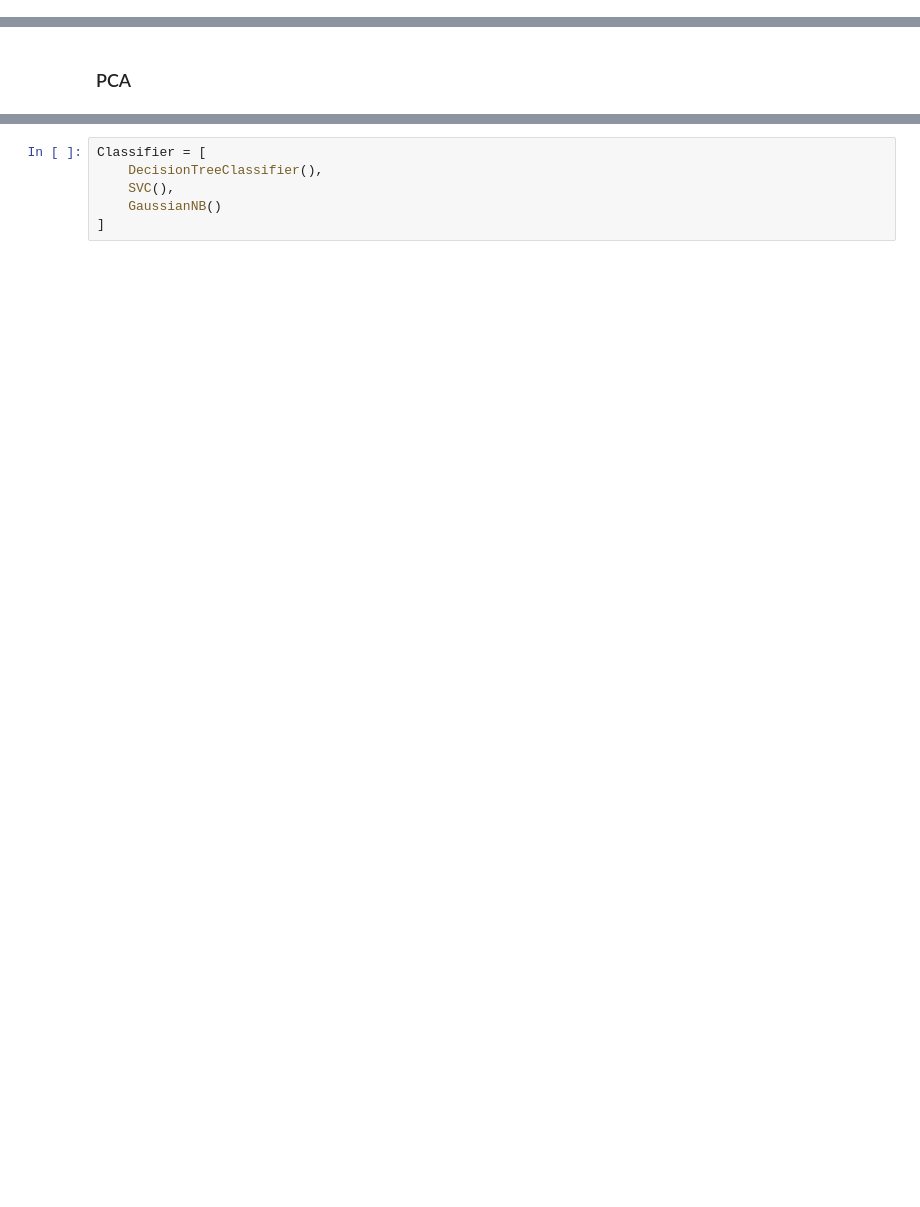
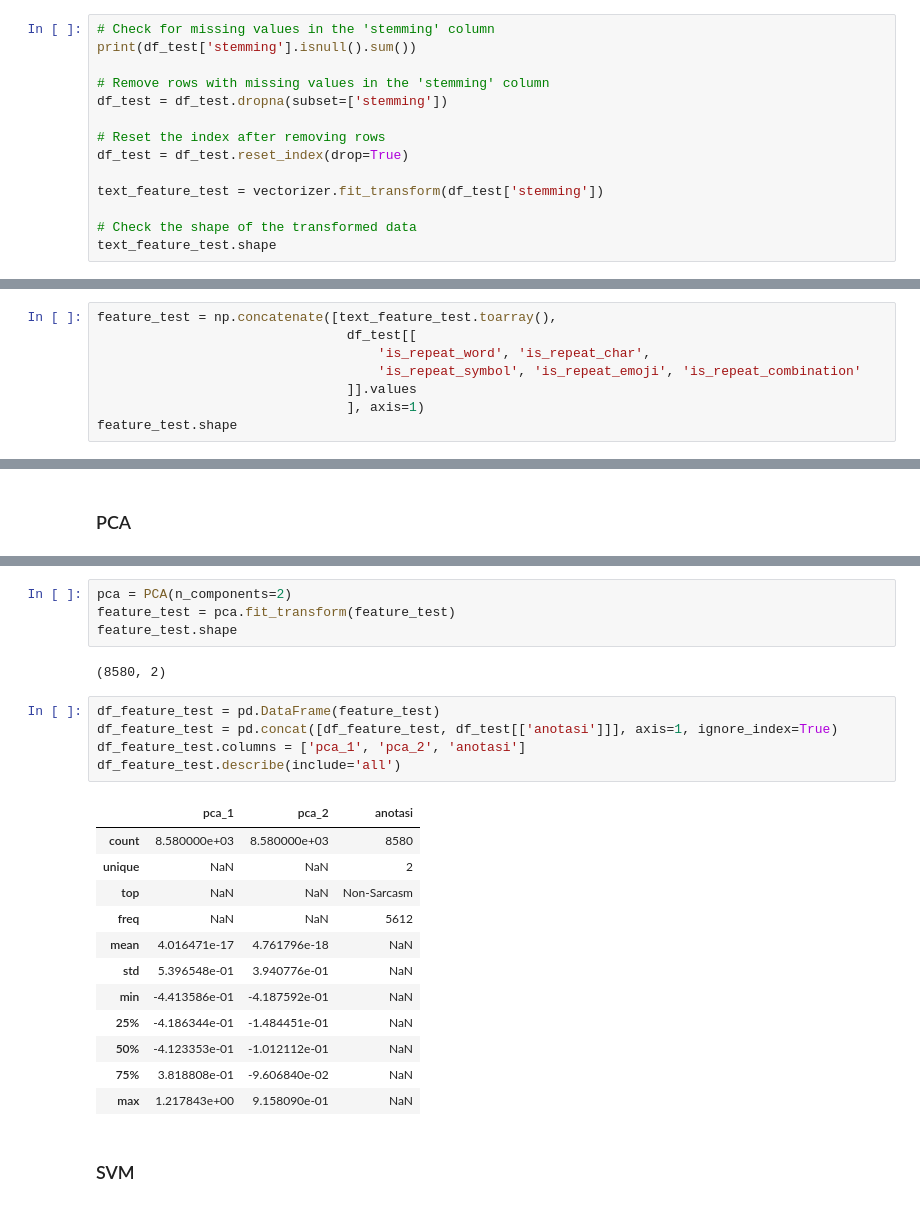
Before and after one commit to Rizukaf-id/DRPM-machine-learning, a Jupyter notebook: drpm.ipynb, the cells around one changed output, grey strips where cells are left out. Cells and saved outputs as stored; diff of their text form; blank space fills up the shorter version.

```diff
--- a/drpm.ipynb
+++ b/drpm.ipynb
@@ -123,0 +259,14 @@ feature_train.shape
+# %%
+# Check for missing values in the 'stemming' column
+print(df_test['stemming'].isnull().sum())
+
+# Remove rows with missing values in the 'stemming' column
+df_test = df_test.dropna(subset=['stemming'])
+
+# Reset the index after removing rows
+df_test = df_test.reset_index(drop=True)
+
+text_feature_test = vectorizer.fit_transform(df_test['stemming'])
+
+# Check the shape of the transformed data
+text_feature_test.shape
@@ -123,0 +276,8 @@ feature_train.shape
+# %%
+feature_test = np.concatenate([text_feature_test.toarray(),
+                                df_test[[
+                                    'is_repeat_word', 'is_repeat_char',
+                                    'is_repeat_symbol', 'is_repeat_emoji', 'is_repeat_combination'
+                                ]].values
+                                ], axis=1)
+feature_test.shape
@@ -135,6 +312,26 @@ df_feature_train.describe(include='all')
-# %%
-Classifier = [
-    DecisionTreeClassifier(),
-    SVC(),
-    GaussianNB()
-]
+# %%
+pca = PCA(n_components=2)
+feature_test = pca.fit_transform(feature_test)
+feature_test.shape
+# %% [output]
+(8580, 2)
+# %%
+df_feature_test = pd.DataFrame(feature_test)
+df_feature_test = pd.concat([df_feature_test, df_test[['anotasi']]], axis=1, ignore_index=True)
+df_feature_test.columns = ['pca_1', 'pca_2', 'anotasi']
+df_feature_test.describe(include='all')
+# %% [output]
+|  | pca_1 | pca_2 | anotasi |
+| count | 8.580000e+03 | 8.580000e+03 | 8580 |
+| unique | NaN | NaN | 2 |
+| top | NaN | NaN | Non-Sarcasm |
+| freq | NaN | NaN | 5612 |
+| mean | 4.016471e-17 | 4.761796e-18 | NaN |
+| std | 5.396548e-01 | 3.940776e-01 | NaN |
+| min | -4.413586e-01 | -4.187592e-01 | NaN |
+| 25% | -4.186344e-01 | -1.484451e-01 | NaN |
+| 50% | -4.123353e-01 | -1.012112e-01 | NaN |
+| 75% | 3.818808e-01 | -9.606840e-02 | NaN |
+| max | 1.217843e+00 | 9.158090e-01 | NaN |
+# %% [markdown]
+### SVM
```
Also changed, not shown: parts of 33 cells of this notebook.
